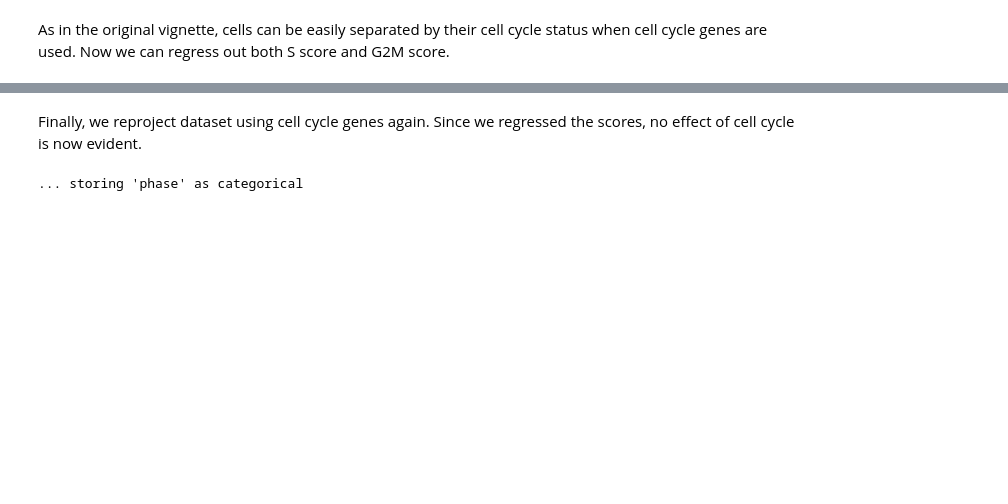
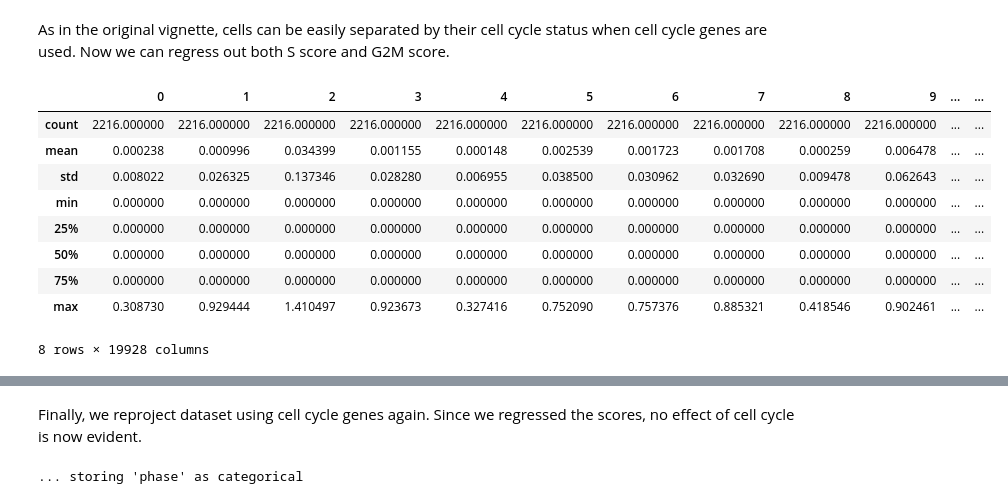
Before and after one commit to anilbey/sc-pipe, a Jupyter notebook: notebooks/cell_cycle.ipynb, the cells around one changed output, grey strips where cells are left out. Saved outputs shown, nothing was run; the diff lists cells and outputs as text; code cells hidden in the pictures; blank space fills up the shorter version.

```diff
--- a/notebooks/cell_cycle.ipynb
+++ b/notebooks/cell_cycle.ipynb
@@ -142,6 +144,22 @@ sc.pl.pca_scatter(adata_cc_genes, color='phase')
 # %% [markdown]
 As in the original vignette, cells can be easily separated by their cell cycle status when cell cycle genes are used.
 Now we can regress out both S score and G2M score.
+# %%
+# summary
+df_before = pd.DataFrame(adata.X)
+# %%
+df_before.describe()
+# %% [output]
+|  | 0 | 1 | 2 | 3 | 4 | 5 | 6 | 7 | 8 | 9 | ... | ... |
+| count | 2216.000000 | 2216.000000 | 2216.000000 | 2216.000000 | 2216.000000 | 2216.000000 | 2216.000000 | 2216.000000 | 2216.000000 | 2216.000000 | ... | ... |
+| mean | 0.000238 | 0.000996 | 0.034399 | 0.001155 | 0.000148 | 0.002539 | 0.001723 | 0.001708 | 0.000259 | 0.006478 | ... | ... |
+| std | 0.008022 | 0.026325 | 0.137346 | 0.028280 | 0.006955 | 0.038500 | 0.030962 | 0.032690 | 0.009478 | 0.062643 | ... | ... |
+| min | 0.000000 | 0.000000 | 0.000000 | 0.000000 | 0.000000 | 0.000000 | 0.000000 | 0.000000 | 0.000000 | 0.000000 | ... | ... |
+| 25% | 0.000000 | 0.000000 | 0.000000 | 0.000000 | 0.000000 | 0.000000 | 0.000000 | 0.000000 | 0.000000 | 0.000000 | ... | ... |
+| 50% | 0.000000 | 0.000000 | 0.000000 | 0.000000 | 0.000000 | 0.000000 | 0.000000 | 0.000000 | 0.000000 | 0.000000 | ... | ... |
+| 75% | 0.000000 | 0.000000 | 0.000000 | 0.000000 | 0.000000 | 0.000000 | 0.000000 | 0.000000 | 0.000000 | 0.000000 | ... | ... |
+| max | 0.308730 | 0.929444 | 1.410497 | 0.923673 | 0.327416 | 0.752090 | 0.757376 | 0.885321 | 0.418546 | 0.902461 | ... | ... |
+8 rows × 19928 columns
 # %%
 sc.pp.regress_out(adata, ['S_score', 'G2M_score'])
 # %% [output]
```
Also changed, not shown: parts of 35 cells of this notebook, 3 other files.
